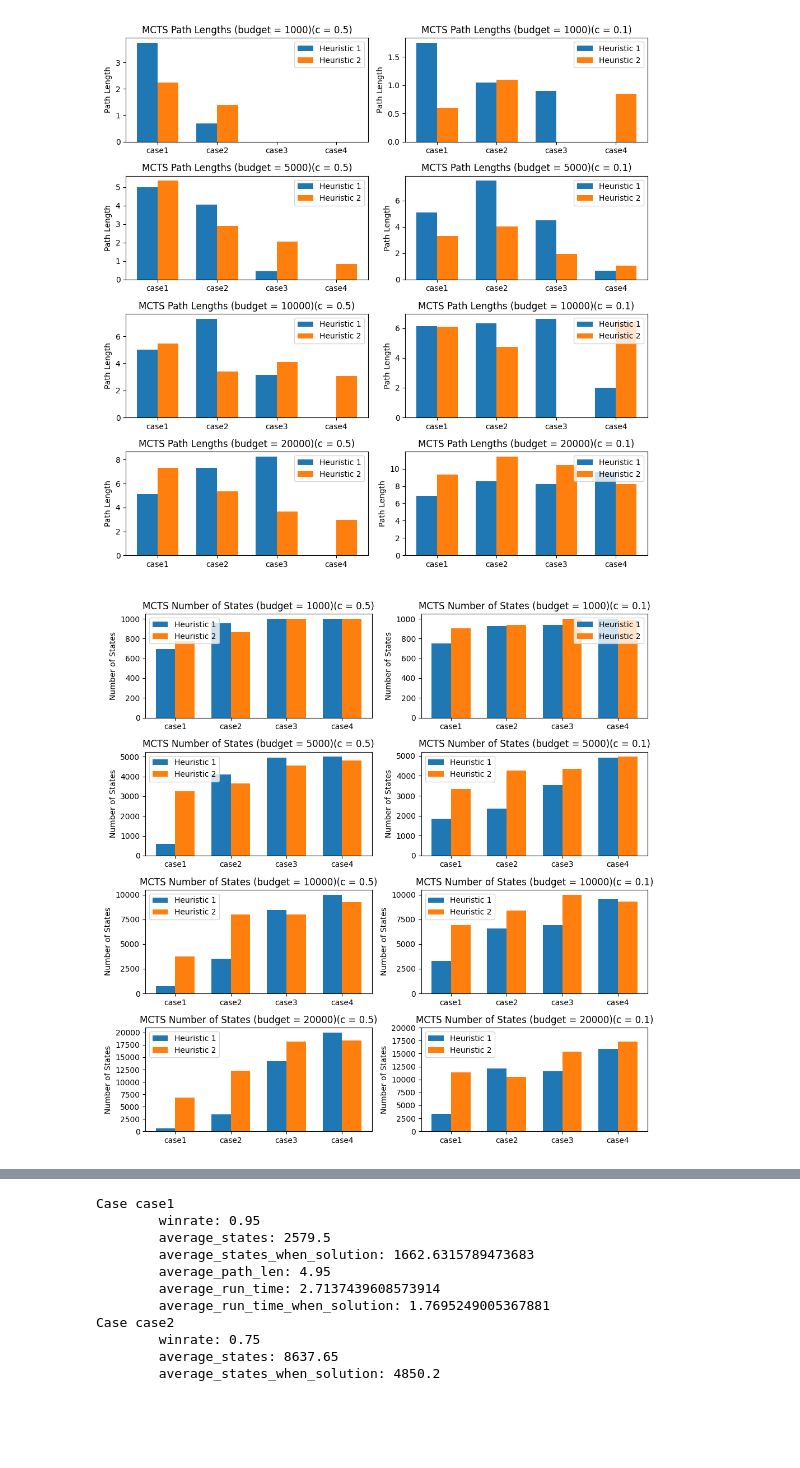
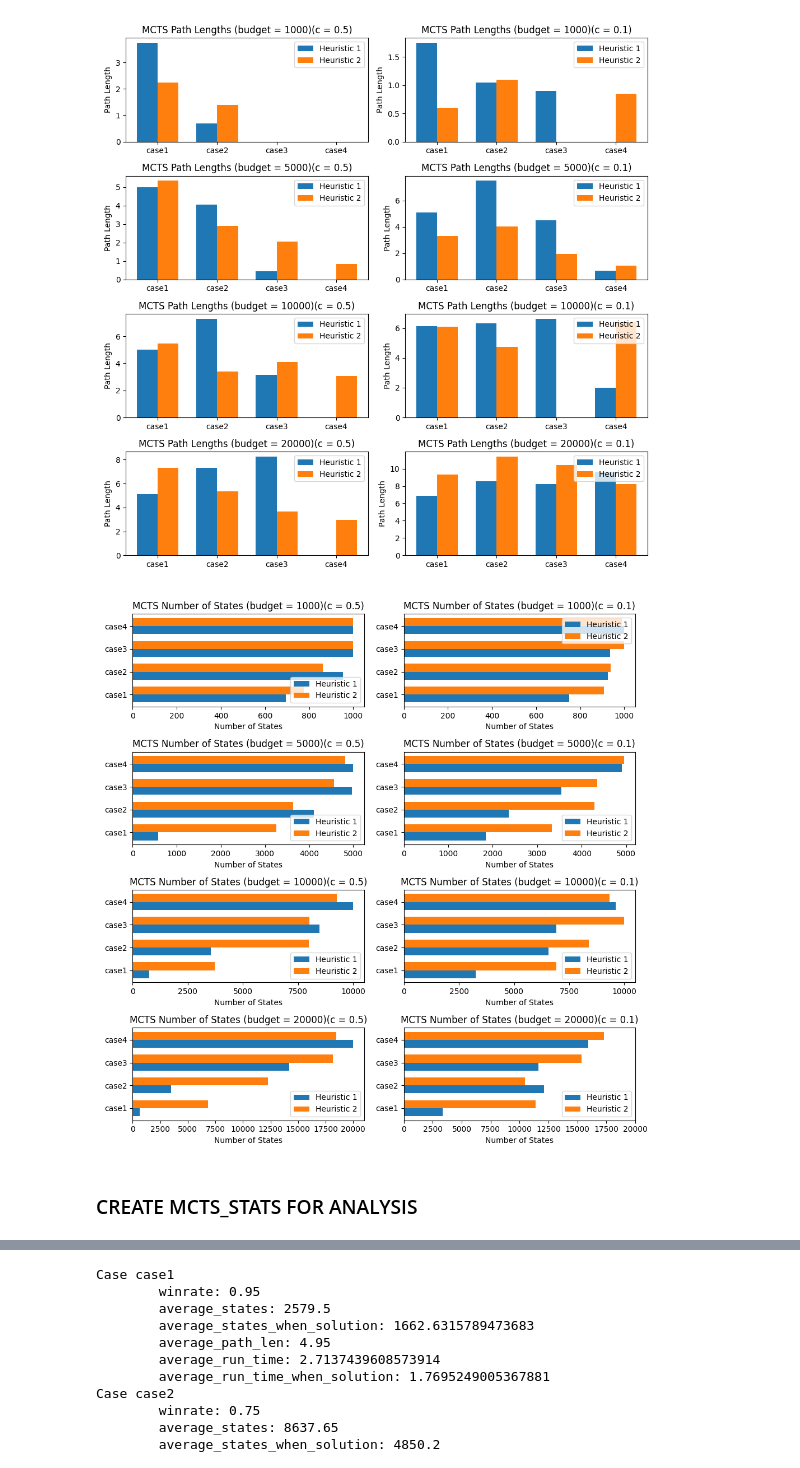
Before and after one commit to skemo12/ia, a Jupyter notebook: tema1/Solution.ipynb, the cells around one changed output, grey strips where cells are left out. Cells and saved outputs as stored; diff of their text form; code cells hidden in the pictures; blank space fills up the shorter version.

```diff
--- a/tema1/Solution.ipynb
+++ b/tema1/Solution.ipynb
@@ -1053,21 +1074,21 @@ for i, budget in enumerate(budgets):
         heuristic_1_times = MCTS_TIMES_ALL_BUDGETS[(budget, c)][0]
         heuristic_2_times = MCTS_TIMES_ALL_BUDGETS[(budget, c)][1]
 
-        # Create bar chart for MCTS times on the subplot
-        width = 0.35  # width of the bars
-        x = range(len(heuristic_1_times))
+        # Create horizontal bar chart for MCTS times on the subplot
+        height = 0.35  # height of the bars
+        y = range(len(heuristic_1_times))
 
         # Plot heuristic 1 times
-        ax.bar(x, heuristic_1_times, width, label='Heuristic 1')
+        ax.barh(y, heuristic_1_times, height, label='Heuristic 1')
         # Plot heuristic 2 times
-        ax.bar([k + width for k in x], heuristic_2_times, width, label='Heuristic 2')
+        ax.barh([k + height for k in y], heuristic_2_times, height, label='Heuristic 2')
 
-        # Set x-axis labels and ticks
-        ax.set_xticks([k + width/2 for k in x])
-        ax.set_xticklabels(cases)
+        # Set y-axis labels and ticks
+        ax.set_yticks([k + height/2 for k in y])
+        ax.set_yticklabels(cases)
 
-        # Set y-axis label and ticks
-        ax.set_ylabel('Time (seconds)')
+        # Set x-axis label and ticks
+        ax.set_xlabel('Time (seconds)')
 
         # Set title and legend
         ax.set_title(f'MCTS Times Comparison (budget = {budget})(c = {c})')
@@ -1136,46 +1158,49 @@ cs = [0.5, 0.1]
 cases = ['case1', 'case2', 'case3', 'case4']
 # Create a figure and a grid of subplots
 fig, axs = plt.subplots(nrows=len(budgets), ncols=len(cs), figsize=(10, 10))
 
 # Iterate over each budget and c value and create a subplot for it
 for i, budget in enumerate(budgets):
     for j, c in enumerate(cs):
         # Get the corresponding subplot
         ax = axs[i, j]
 
         # Get the MCTS number of states for the current budget and c value
         heuristic_1_states = MCTS_STATES_ALL_BUDGETS[(budget, c)][0]
         heuristic_2_states = MCTS_STATES_ALL_BUDGETS[(budget, c)][1]
 
-        # Create bar chart for MCTS number of states on the subplot
-        width = 0.35  # width of the bars
-        x = range(len(heuristic_1_states))
+        # Create horizontal bar chart for MCTS number of states on the subplot
+        height = 0.35  # height of the bars
+        y = range(len(heuristic_1_states))
 
         # Plot heuristic 1 number of states
-        ax.bar(x, heuristic_1_states, width, label='Heuristic 1')
+        ax.barh(y, heuristic_1_states, height, label='Heuristic 1')
         # Plot heuristic 2 number of states
-        ax.bar([k + width for k in x], heuristic_2_states, width, label='Heuristic 2')
+        ax.barh([k + height for k in y], heuristic_2_states, height, label='Heuristic 2')
 
-        # Set x-axis labels and ticks
-        ax.set_xticks([k + width/2 for k in x])
-        ax.set_xticklabels(cases)
+        # Set y-axis labels and ticks
+        ax.set_yticks([k + height/2 for k in y])
+        ax.set_yticklabels(cases)
 
-        # Set y-axis label and ticks
-        ax.set_ylabel('Number of States')
-        ytick = range(0, budget + 1, 200 if budget == 1000 else 1000 if budget < 10000 else 2500)
-        ax.set_yticks(ytick)
+        # Set x-axis label and ticks
+        ax.set_xlabel('Number of States')
+        xtick = range(0, budget + 1, 200 if budget == 1000 else 1000 if budget < 10000 else 2500)
+        ax.set_xticks(xtick)
+
         # Set title and legend
         ax.set_title(f'MCTS Number of States (budget = {budget})(c = {c})')
         ax.legend()
 
 # Adjust the spacing between subplots
 plt.tight_layout()
 
 # Display the figure
 plt.show()
 plt.savefig('plots/MCTS_HEURISTICS_STATES.png', dpi=300)
 # %% [output]
-[figure, old version]
+[figure, new version]
+# %% [markdown]
+### CREATE MCTS_STATS FOR ANALYSIS
 # %%
 MCTS_STATS = {}
 if os.path.exists("mcts_stats.pkl"):
```
Also changed, not shown: parts of 60 cells of this notebook, 15 other files.
